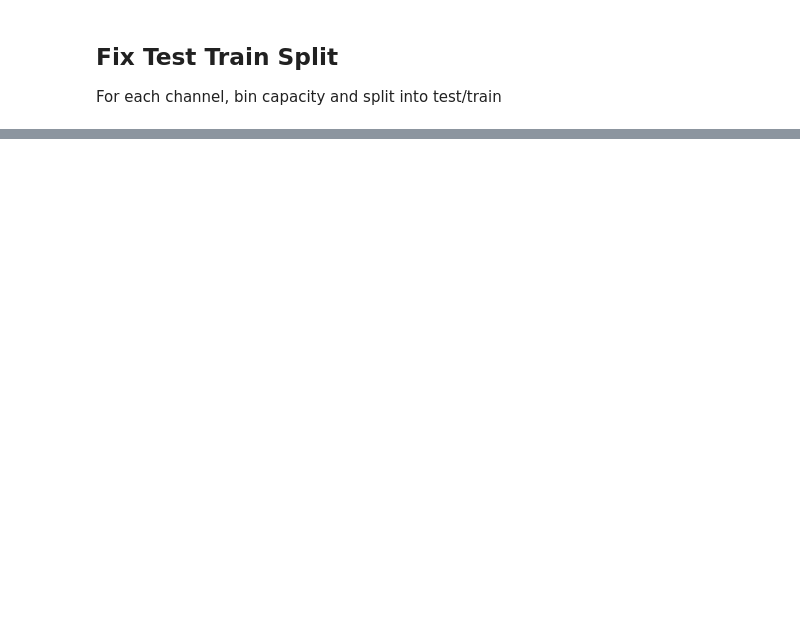
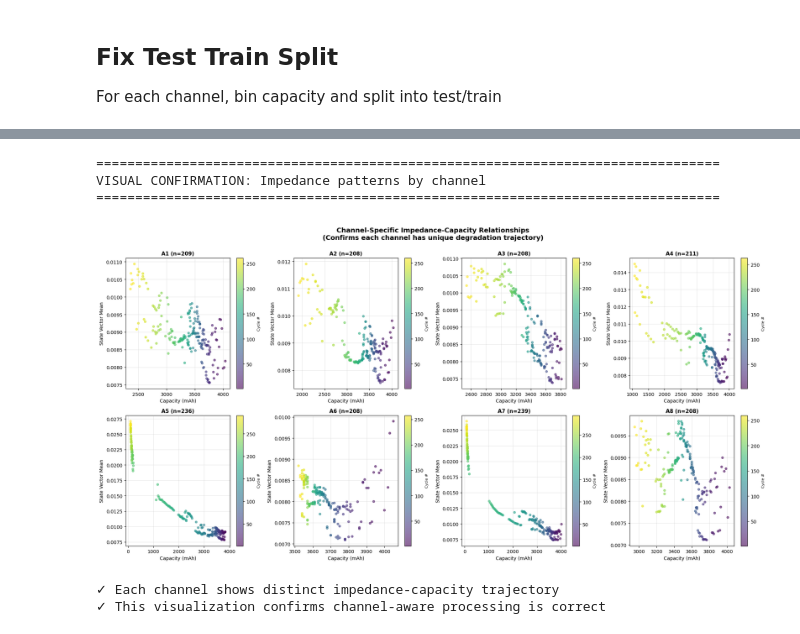
Before and after one commit to NithinJakrebet/eis-ml, a Jupyter notebook: notebooks/gradient_boosting.ipynb, the cells around one changed output, grey strips where cells are left out. Saved outputs shown, nothing was run; the diff lists cells and outputs as text; code cells hidden in the pictures; blank space fills up the shorter version.

```diff
--- a/notebooks/gradient_boosting.ipynb
+++ b/notebooks/gradient_boosting.ipynb
@@ -286,0 +223,45 @@ joblib.dump(models, '../models/xgb_binning_all_freq_all_cycles.pkl')
+# %%
+# Visualize channel-specific impedance patterns
+print("=" * 80)
+print("VISUAL CONFIRMATION: Impedance patterns by channel")
+print("=" * 80)
+
+fig, axes = plt.subplots(2, 4, figsize=(20, 10))
+axes = axes.flatten()
+
+for idx, channel in enumerate(sorted(analysis_df['channel'].unique())):
+    channel_samples = analysis_df[analysis_df['channel'] == channel]
+
+    # Plot capacity vs state vector mean (a proxy for impedance magnitude)
+    scatter = axes[idx].scatter(
+        channel_samples['capacity_mAh'],
+        channel_samples['state_vector_mean'],
+        c=channel_samples['cycle'],
+        cmap='viridis',
+        alpha=0.6,
+        s=20
+    )
+    axes[idx].set_xlabel('Capacity (mAh)', fontsize=10)
+    axes[idx].set_ylabel('State Vector Mean', fontsize=10)
+    axes[idx].set_title(f'{channel} (n={len(channel_samples)})', fontsize=11, fontweight='bold')
+    axes[idx].grid(True, alpha=0.3)
+
+    # Add colorbar for cycle number
+    cbar = plt.colorbar(scatter, ax=axes[idx])
+    cbar.set_label('Cycle #', fontsize=8)
+
+plt.suptitle('Channel-Specific Impedance-Capacity Relationships\n(Confirms each channel has unique degradation trajectory)',
+             fontsize=14, fontweight='bold', y=1.00)
+plt.tight_layout()
+plt.savefig('../results/channel_specific_impedance_patterns.png', dpi=150, bbox_inches='tight')
+plt.show()
+
+print("\n✓ Each channel shows distinct impedance-capacity trajectory")
+print("✓ This visualization confirms channel-aware processing is correct")
+# %% [output]
+================================================================================
+VISUAL CONFIRMATION: Impedance patterns by channel
+================================================================================
+[figure, added]
+✓ Each channel shows distinct impedance-capacity trajectory
+✓ This visualization confirms channel-aware processing is correct
```
Also changed, not shown: parts of 31 cells of this notebook, 50 other files.
